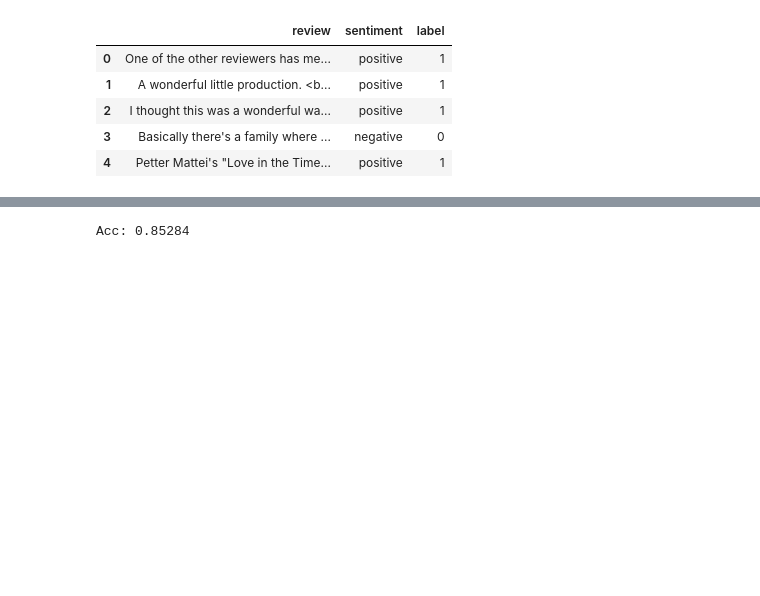
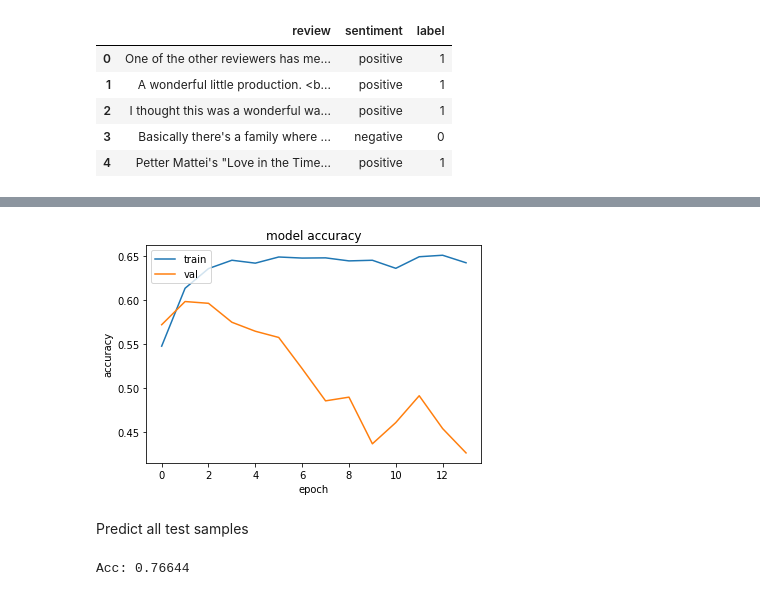
Before and after one commit to huynhhoanghuy/MS_deeplearning_project_Multi-channel, a Jupyter notebook: SentimentAnalysis_Multi-channel.ipynb, the cells around one changed output, grey strips where cells are left out. Drawn from its saved outputs; the diff is of its cells as text; code cells hidden in the pictures; blank space fills up the shorter version.

```diff
--- a/SentimentAnalysis_Multi-channel.ipynb
+++ b/SentimentAnalysis_Multi-channel.ipynb
@@ -73,0 +338,3 @@ X[0][:10]
+# %%
+aug_raw_X_train_val = raw_X_train_val + pos_raw_X_train_val + neg_raw_X_train_val
+aug_y_train_val = np.concatenate((y_train_val,pos_y_train_val,neg_y_train_val))
@@ -126,8 +427,21 @@ Epoch 10/10
+# %%
+
+plt.plot(history.history['accuracy'])
+plt.plot(history.history['val_accuracy'])
+plt.title('model accuracy')
+plt.ylabel('accuracy')
+plt.xlabel('epoch')
+plt.legend(['train', 'val'], loc='upper left')
+plt.show()
+# %% [output]
+[figure, added]
+# %% [markdown]
+Predict all test samples
 # %%
-model.load_weights("best_checkpoint.h5")
+model.load_weights("aug_best_checkpoint_multi_channel.h5")
 y_test_pred = model.predict(X_test)
 y_test_pred = [1 if pred > 0.5 else 0 for pred in y_test_pred ]
 import numpy as np
 print("Acc:",(1 - np.sum(np.abs(y_test_pred- y_test))/len(y_test_pred)))
 # %% [output]
-Acc: 0.85284
+Acc: 0.76644
```
Also changed, not shown: parts of 48 cells of this notebook.
